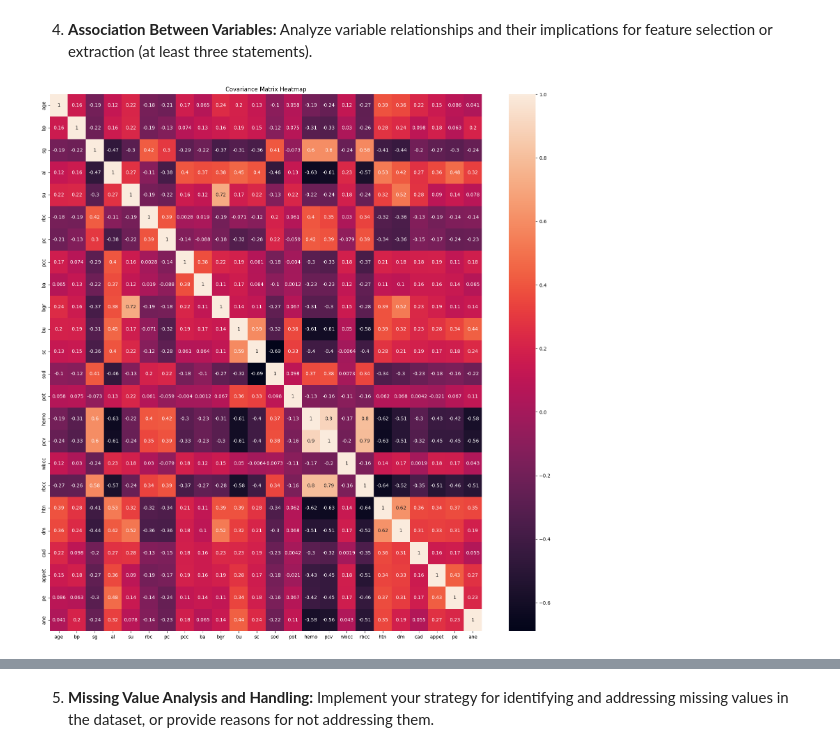
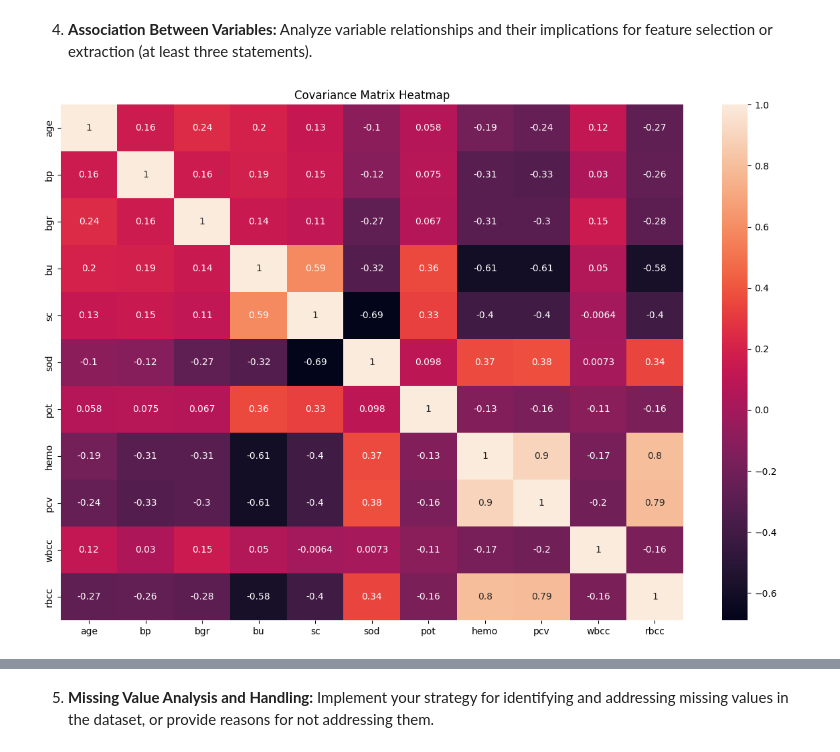
Before and after one commit to dail9/3da-assignment6, a Jupyter notebook: assignment6.ipynb, the cells around one changed output, grey strips where cells are left out. Drawn from its saved outputs; the diff is of its cells as text; code cells hidden in the pictures.

```diff
--- a/assignment6.ipynb
+++ b/assignment6.ipynb
@@ -498,13 +498,17 @@ In these 25 variables, all variables in X are covariates (consists 14 floats and
 # %% [markdown]
 4. **Association Between Variables:** Analyze variable relationships and their implications for feature selection or extraction (at least three statements).
 # %%
-plt.figure(figsize=(20, 20))
-sns.heatmap(X1.corr(),
+# prof says numerical variables shuold use heatmap, categorical variables should use use barplot.
+#
+#
+#
+#
+#numerical variables:
+float64=X1.select_dtypes(include=['float64'])
+plt.figure(figsize=(15, 10))
+sns.heatmap(float64.corr(),
         annot=True)
 plt.title('Covariance Matrix Heatmap')
 plt.show()
-
-
-# prof says use boxplot
 # %% [output]
-[figure, old version]
+[figure, new version]
```
Also changed, not shown: parts of 3 cells of this notebook.
